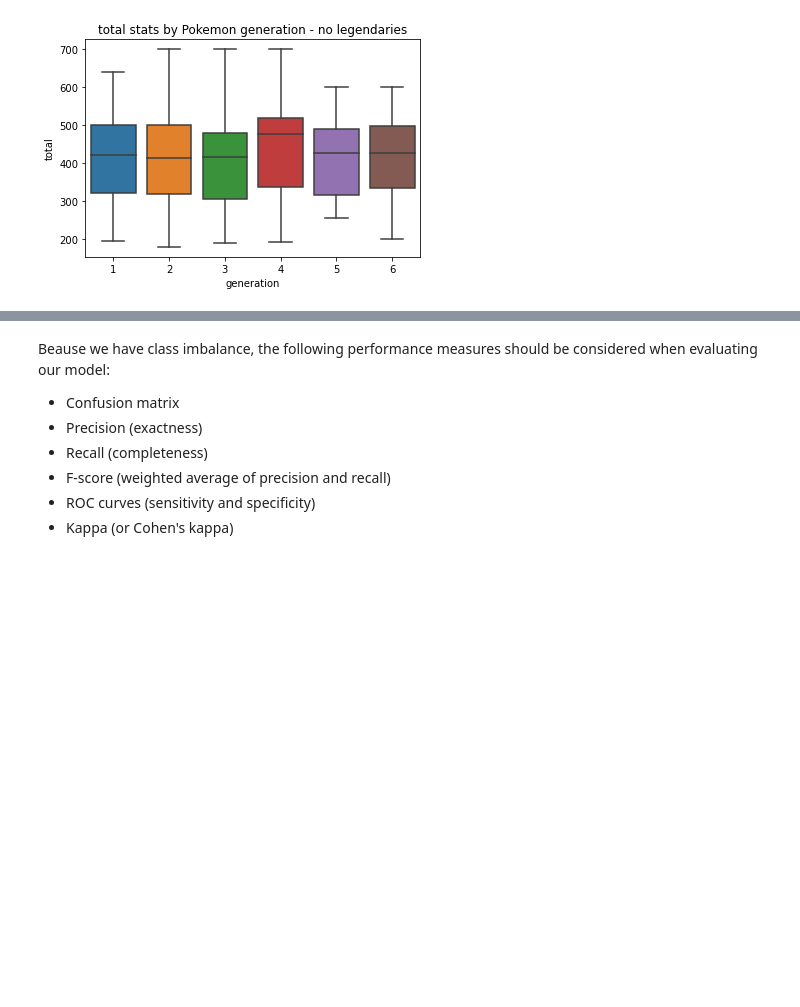
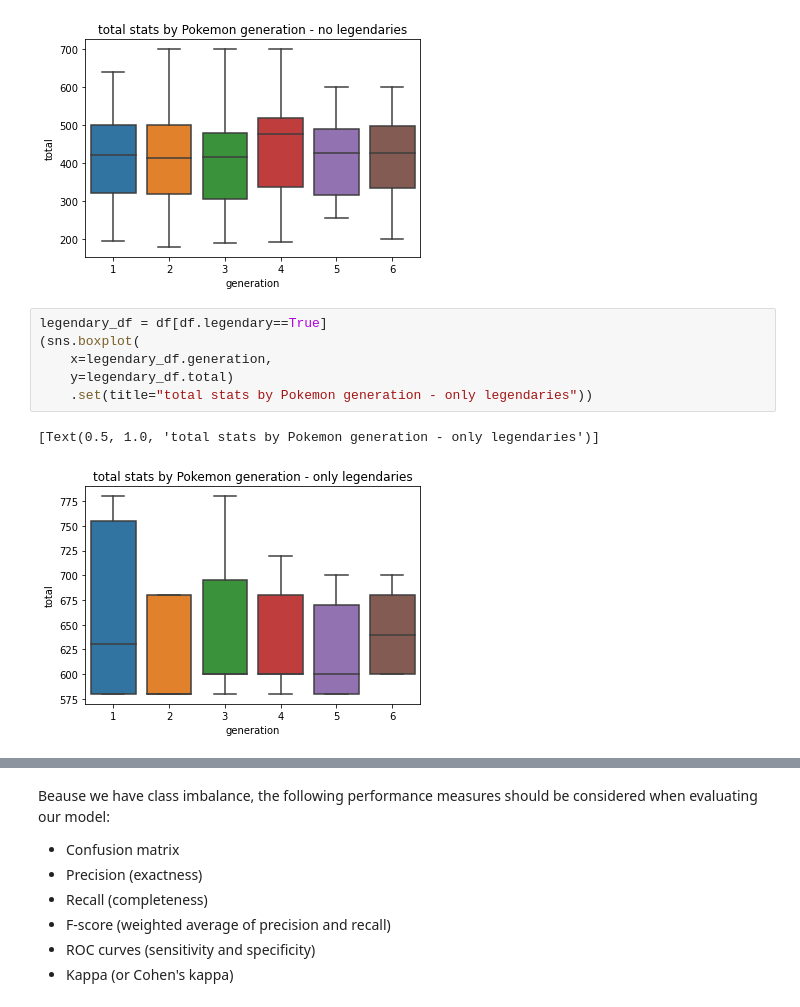
Before and after one commit to shannonhlo/pokemon-classification, a Jupyter notebook: analysis/Gavin/eda_gavin.ipynb, the cells around one changed output, grey strips where cells are left out. Drawn from its saved outputs; the diff is of its cells as text; blank space fills up the shorter version.

```diff
--- a/analysis/Gavin/eda_gavin.ipynb
+++ b/analysis/Gavin/eda_gavin.ipynb
@@ -75,3 +84,12 @@ no_legendary_df = df[df.legendary==False]
 # %% [output]
 [Text(0.5, 1.0, 'total stats by Pokemon generation - no legendaries')]
 [figure]
+# %%
+legendary_df = df[df.legendary==True]
+(sns.boxplot(
+    x=legendary_df.generation,
+    y=legendary_df.total)
+    .set(title="total stats by Pokemon generation - only legendaries"))
+# %% [output]
+[Text(0.5, 1.0, 'total stats by Pokemon generation - only legendaries')]
+[figure, added]
```
Also changed, not shown: parts of 3 cells of this notebook, 3 other files.
